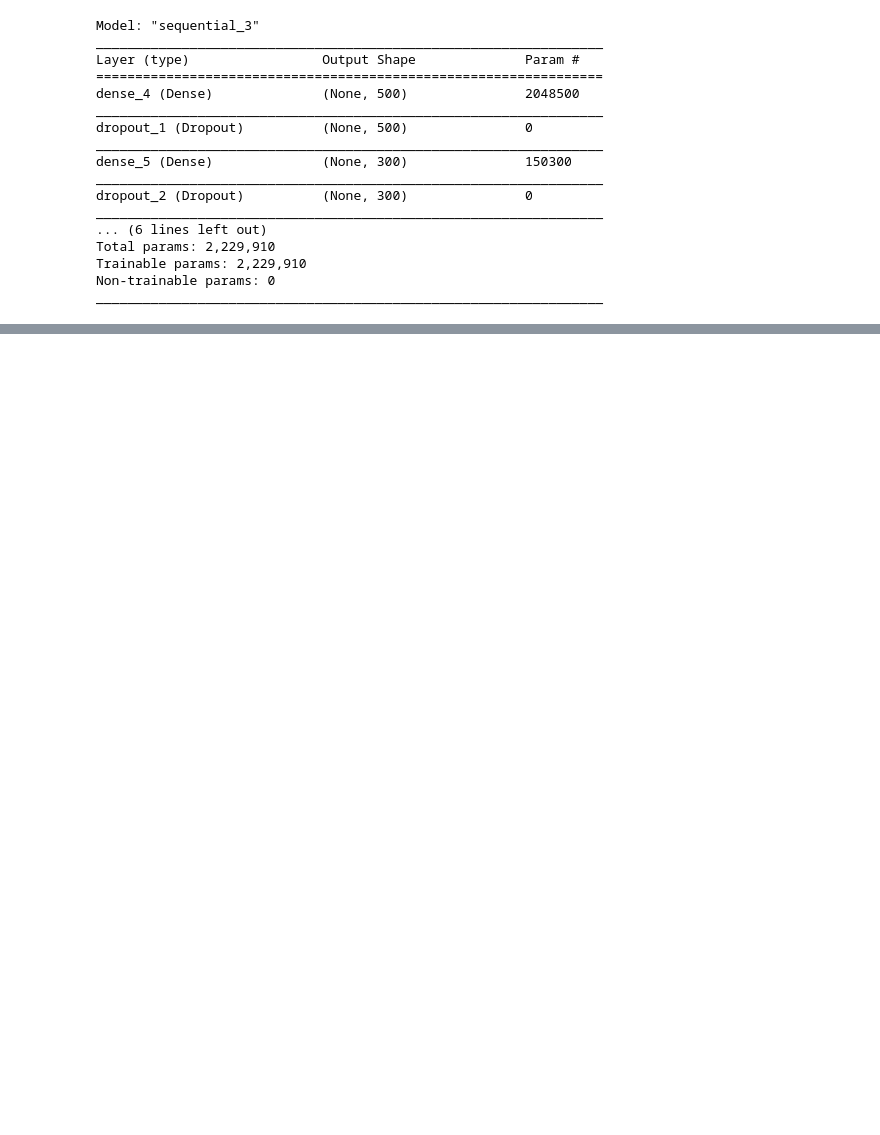
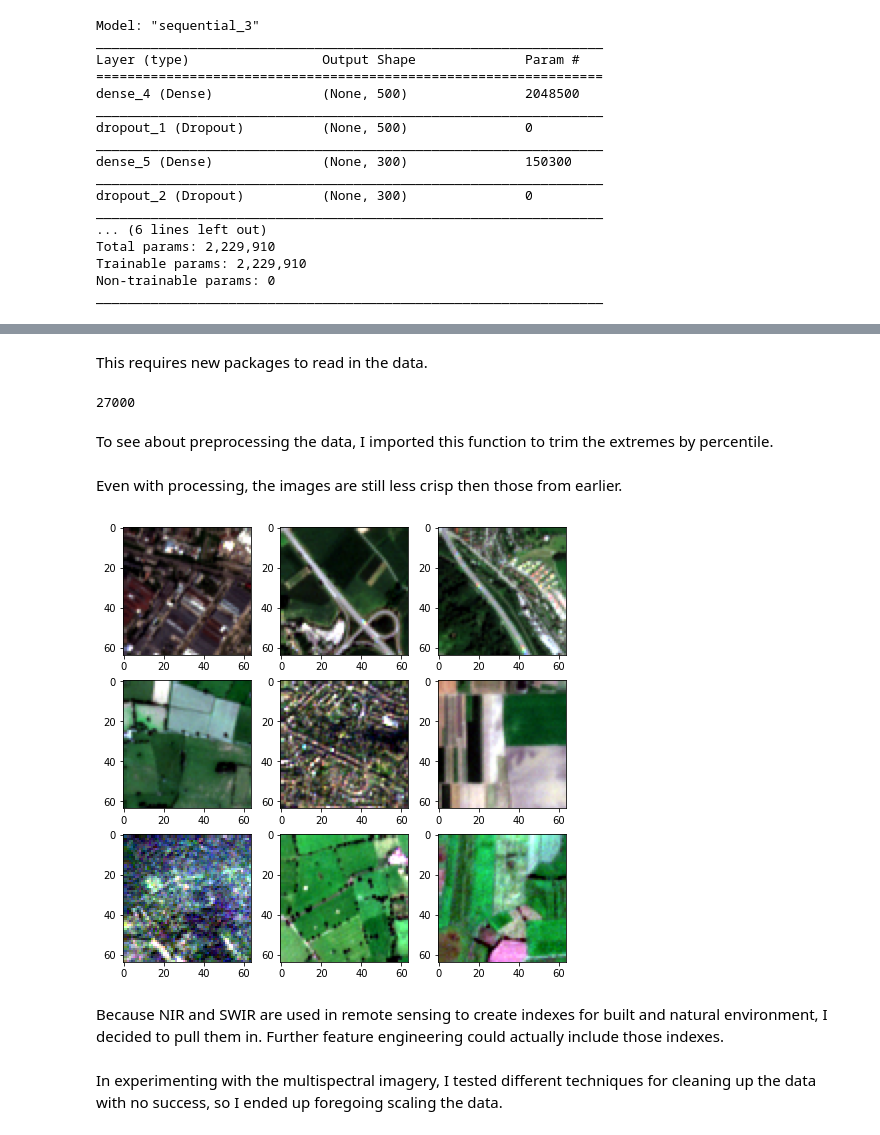
Before and after one commit to asrenninger/sensing, a Jupyter notebook: python/eurosat.ipynb, the cells around one changed output, grey strips where cells are left out. Saved outputs shown, nothing was run; the diff lists cells and outputs as text; code cells hidden in the pictures; blank space fills up the shorter version.

```diff
--- a/python/eurosat.ipynb
+++ b/python/eurosat.ipynb
@@ -405,0 +714,2 @@ from keras.applications.vgg16 import preprocess_input
+# %% [markdown]
+This requires new packages to read in the data.
@@ -405,0 +718,17 @@ from keras.applications.vgg16 import preprocess_input
+# %%
+url = 'http://madm.dfki.de/files/sentinel/EuroSATallBands.zip'
+
+request = requests.get(url)
+files = zipfile.ZipFile(io.BytesIO(request.content))
+
+images = []
+for file in files.namelist():
+  images.append(file)
+
+images = [x for x in images if ".tif" in x]
+
+len(images)
+# %% [output]
+27000
+# %% [markdown]
+To see about preprocessing the data, I imported this function to trim the extremes by percentile.
@@ -405,0 +745,21 @@ from keras.applications.vgg16 import preprocess_input
+# %% [markdown]
+Even with processing, the images are still less crisp then those from earlier.
+# %%
+idx = np.random.randint(0, len(images), 9)
+
+fig, axs = plt.subplots(3, 3, figsize = [8, 8])
+
+for i in np.arange(0, 3):
+    for j in np.arange(0, 3):
+        slot = i*3+j
+        path = images[idx[slot]]
+        img = tiff.imread(files.extract(path))
+        img = img[:, :, (3, 2, 1)]
+        img = scaleImgPerc(img)
+        axs[i, j].imshow(img)
+
+plt.show()
+# %% [output]
+[figure, added]
+# %% [markdown]
+Because NIR and SWIR are used in remote sensing to create indexes for built and natural environment, I decided to pull them in. Further feature engineering could actually include those indexes.
@@ -405,0 +775,2 @@ from keras.applications.vgg16 import preprocess_input
+# %% [markdown]
+In experimenting with the multispectral imagery, I tested different techniques for cleaning up the data with no success, so I ended up foregoing scaling the data.
```
Also changed, not shown: parts of 85 cells of this notebook.
